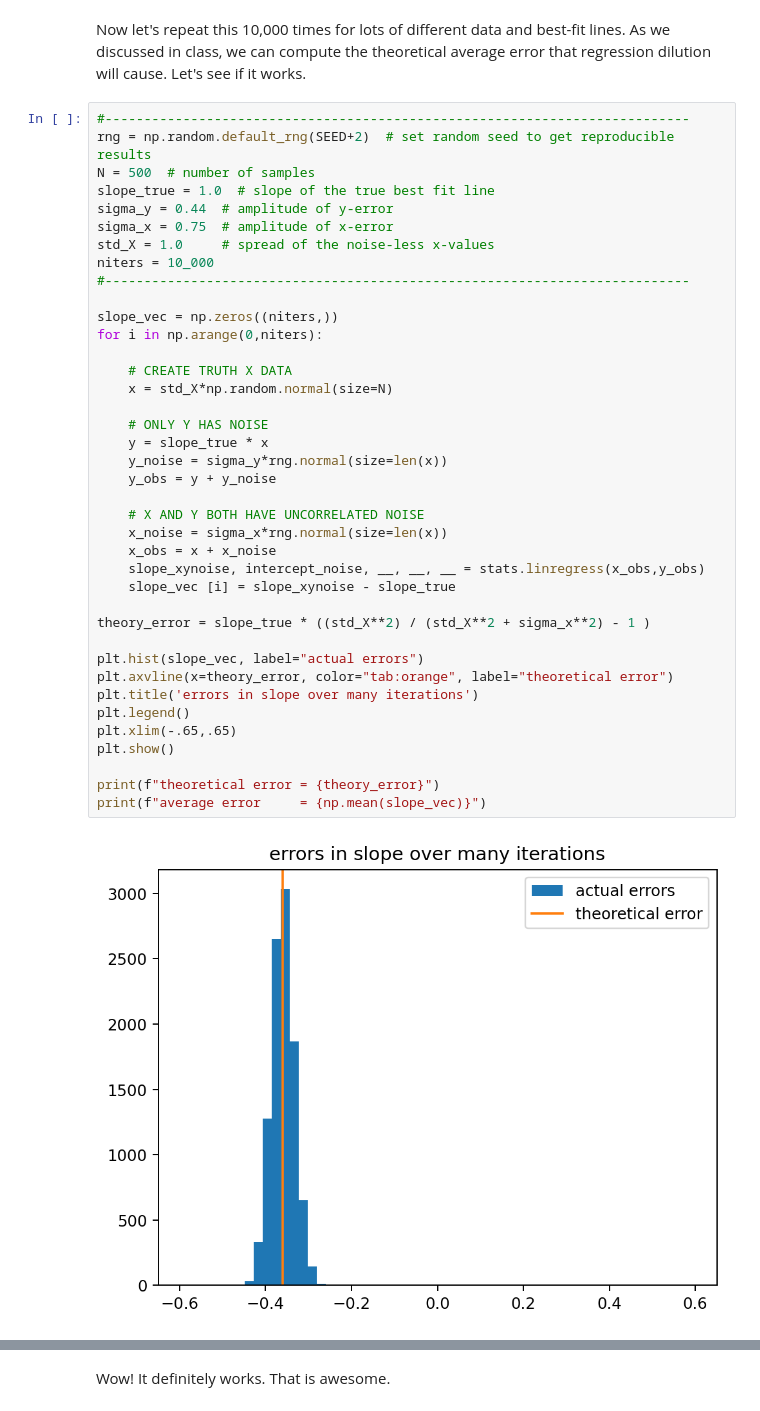
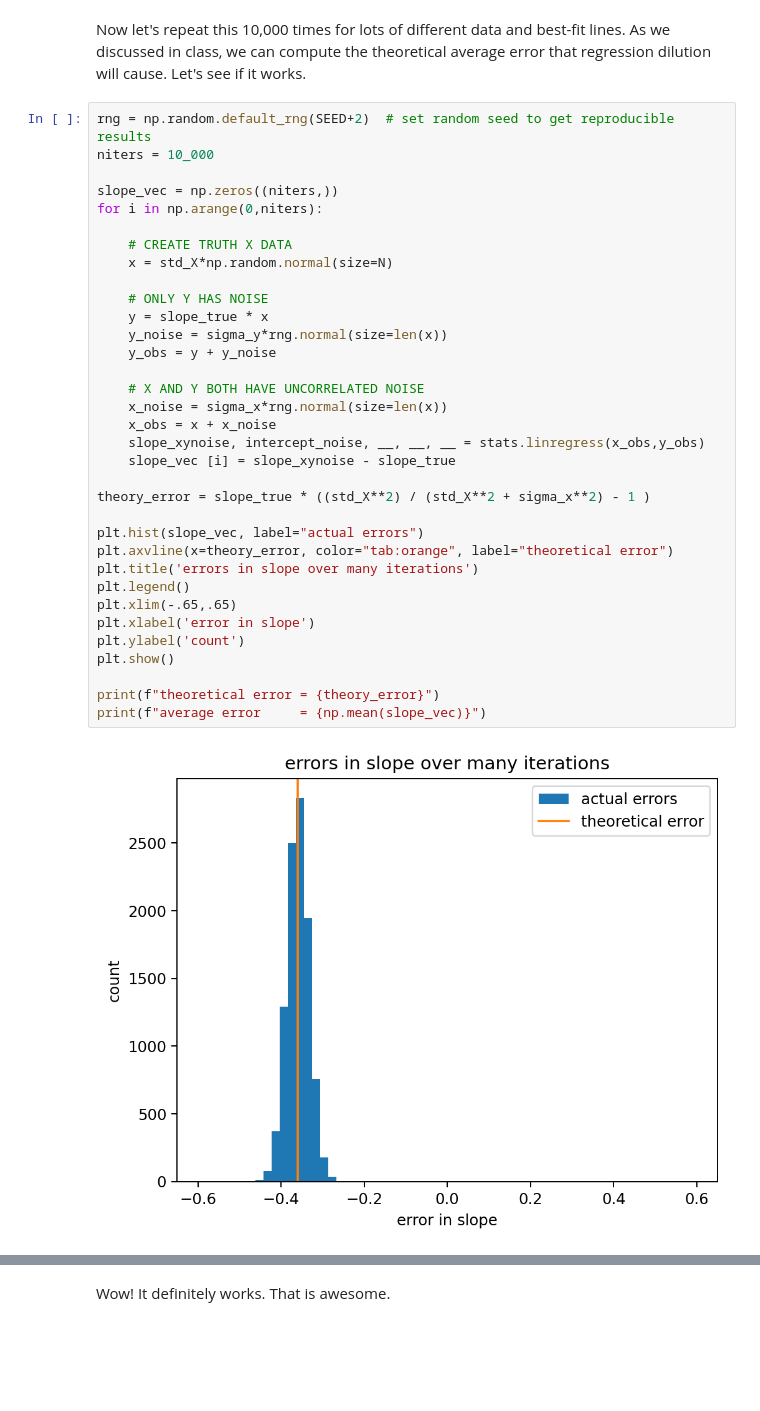
Before and after one commit to eabarnes1010/course_objective_analysis, a Jupyter notebook: code/lin_regression_with_errors.ipynb, the cells around one changed output, grey strips where cells are left out. Saved outputs shown, nothing was run; the diff lists cells and outputs as text; blank space fills up the shorter version.

```diff
--- a/code/lin_regression_with_errors.ipynb
+++ b/code/lin_regression_with_errors.ipynb
@@ -619,44 +621,39 @@ est. york_slope = (1.0403756337760581, 0.04622092949146436)
 # %% [markdown]
 Now let's repeat this 10,000 times for lots of different data and best-fit lines. As we discussed in class, we can compute the theoretical average error that regression dilution will cause. Let's see if it works.
 # %%
-#---------------------------------------------------------------------------
 rng = np.random.default_rng(SEED+2)  # set random seed to get reproducible results
-N = 500  # number of samples
-slope_true = 1.0  # slope of the true best fit line
-sigma_y = 0.44  # amplitude of y-error
-sigma_x = 0.75  # amplitude of x-error
-std_X = 1.0     # spread of the noise-less x-values
 niters = 10_000
-#---------------------------------------------------------------------------
 
 slope_vec = np.zeros((niters,))
 for i in np.arange(0,niters):
 
     # CREATE TRUTH X DATA
     x = std_X*np.random.normal(size=N)
 
     # ONLY Y HAS NOISE
     y = slope_true * x
     y_noise = sigma_y*rng.normal(size=len(x))
     y_obs = y + y_noise
 
     # X AND Y BOTH HAVE UNCORRELATED NOISE
     x_noise = sigma_x*rng.normal(size=len(x))
     x_obs = x + x_noise
     slope_xynoise, intercept_noise, __, __, __ = stats.linregress(x_obs,y_obs)
     slope_vec [i] = slope_xynoise - slope_true
 
 theory_error = slope_true * ((std_X**2) / (std_X**2 + sigma_x**2) - 1 )
 
 plt.hist(slope_vec, label="actual errors")
 plt.axvline(x=theory_error, color="tab:orange", label="theoretical error")
 plt.title('errors in slope over many iterations')
 plt.legend()
 plt.xlim(-.65,.65)
+plt.xlabel('error in slope')
+plt.ylabel('count')
 plt.show()
 
 print(f"theoretical error = {theory_error}")
 print(f"average error     = {np.mean(slope_vec)}")
 # %% [output]
-[figure, old version]
+[figure, new version]
 theoretical error = -0.36
```
Also changed, not shown: parts of 6 cells of this notebook.
